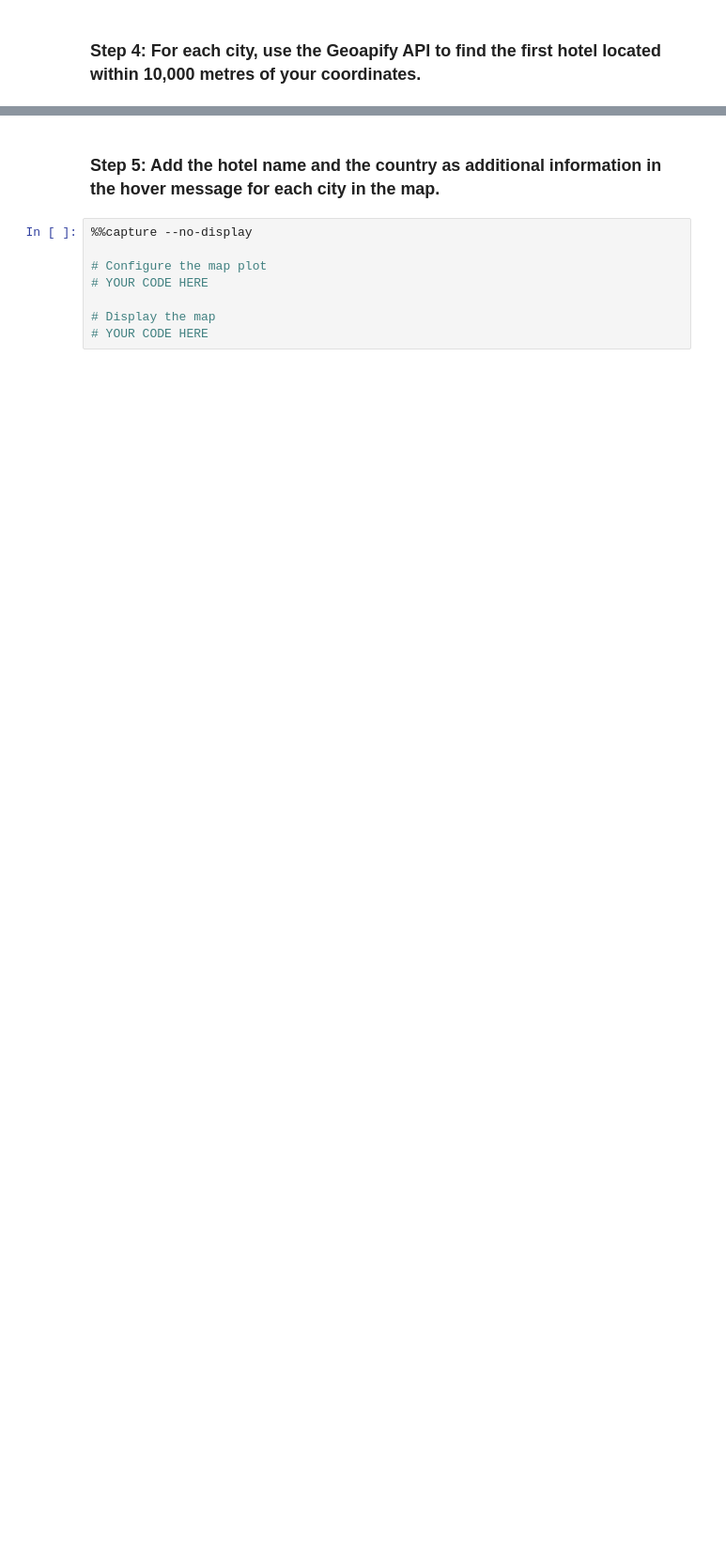
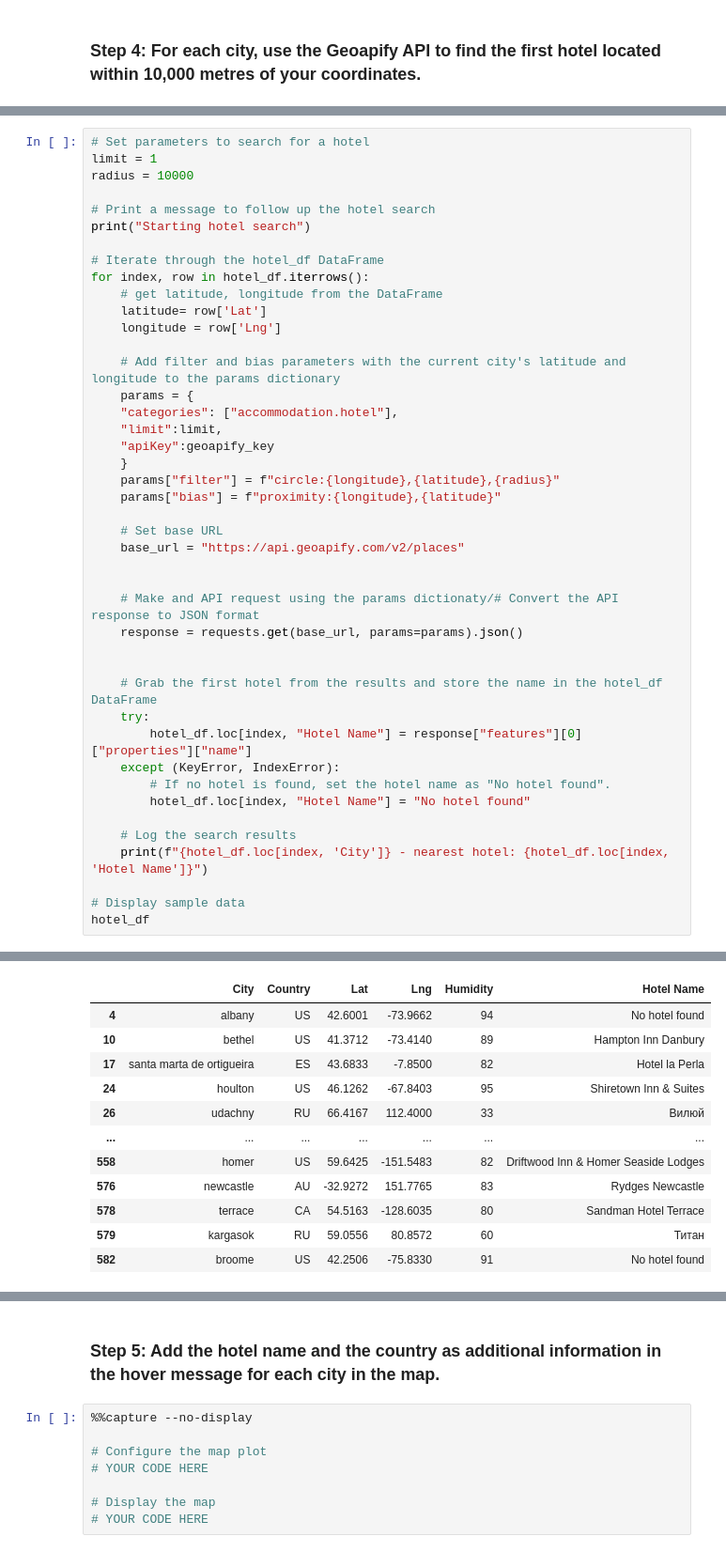
Before and after one commit to mhosseinf/Madule_6_Challenge_python-API, a Jupyter notebook: starter_code/VacationPy.ipynb, the cells around one changed output, grey strips where cells are left out. Shown at 94% size. Cells and saved outputs as stored; diff of their text form; blank space fills up the shorter version.

```diff
--- a/starter_code/VacationPy.ipynb
+++ b/starter_code/VacationPy.ipynb
@@ -133,0 +94,44 @@ hamlin - nearest hotel: Hotel Pestana Plaza Mayor
+# %%
+# Set parameters to search for a hotel
+limit = 1
+radius = 10000
+
+# Print a message to follow up the hotel search
+print("Starting hotel search")
+
+# Iterate through the hotel_df DataFrame
+for index, row in hotel_df.iterrows():
+    # get latitude, longitude from the DataFrame
+    latitude= row['Lat']
+    longitude = row['Lng']
+
+    # Add filter and bias parameters with the current city's latitude and longitude to the params dictionary
+    params = {
+    "categories": ["accommodation.hotel"],
+    "limit":limit,
+    "apiKey":geoapify_key
+    }
+    params["filter"] = f"circle:{longitude},{latitude},{radius}"
+    params["bias"] = f"proximity:{longitude},{latitude}"
+
+    # Set base URL
+    base_url = "https://api.geoapify.com/v2/places"
+
+
+    # Make and API request using the params dictionaty/# Convert the API response to JSON format
+    response = requests.get(base_url, params=params).json()
+
+
+    # Grab the first hotel from the results and store the name in the hotel_df DataFrame
+    try:
+        hotel_df.loc[index, "Hotel Name"] = response["features"][0]["properties"]["name"]
+    except (KeyError, IndexError):
+        # If no hotel is found, set the hotel name as "No hotel found".
+        hotel_df.loc[index, "Hotel Name"] = "No hotel found"
+
+    # Log the search results
+    print(f"{hotel_df.loc[index, 'City']} - nearest hotel: {hotel_df.loc[index, 'Hotel Name']}")
+
+# Display sample data
+hotel_df
+# %% [output]
@@ -133,0 +155,12 @@ hamlin - nearest hotel: Hotel Pestana Plaza Mayor
+|  | City | Country | Lat | Lng | Humidity | Hotel Name |
+| 4 | albany | US | 42.6001 | -73.9662 | 94 | No hotel found |
+| 10 | bethel | US | 41.3712 | -73.4140 | 89 | Hampton Inn Danbury |
+| 17 | santa marta de ortigueira | ES | 43.6833 | -7.8500 | 82 | Hotel la Perla |
+| 24 | houlton | US | 46.1262 | -67.8403 | 95 | Shiretown Inn & Suites |
+| 26 | udachny | RU | 66.4167 | 112.4000 | 33 | Вилюй |
+| ... | ... | ... | ... | ... | ... | ... |
+| 558 | homer | US | 59.6425 | -151.5483 | 82 | Driftwood Inn & Homer Seaside Lodges |
+| 576 | newcastle | AU | -32.9272 | 151.7765 | 83 | Rydges Newcastle |
+| 578 | terrace | CA | 54.5163 | -128.6035 | 80 | Sandman Hotel Terrace |
+| 579 | kargasok | RU | 59.0556 | 80.8572 | 60 | Титан |
+| 582 | broome | US | 42.2506 | -75.8330 | 91 | No hotel found |
```
Also changed, not shown: parts of 4 cells of this notebook.
